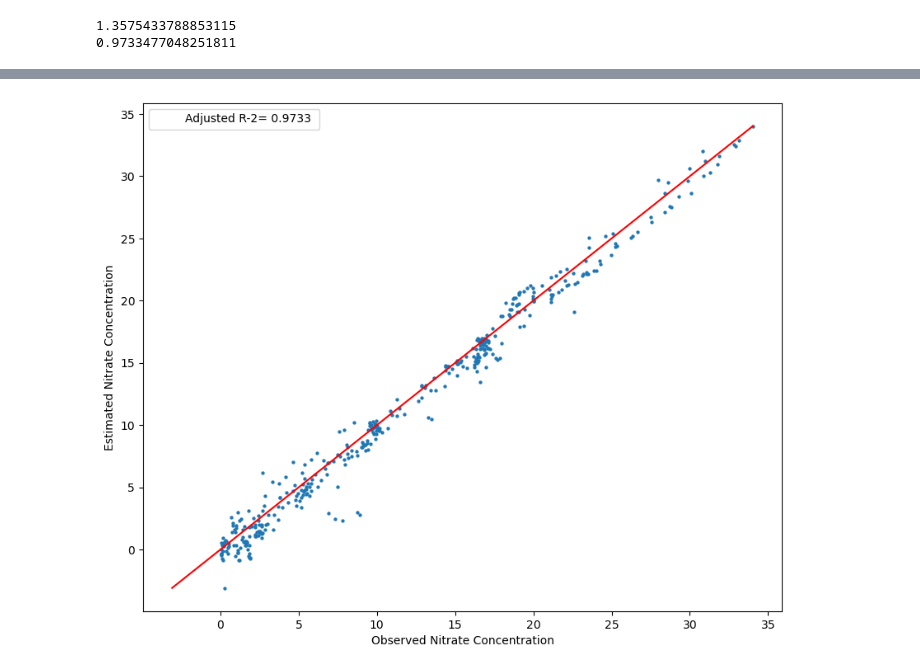
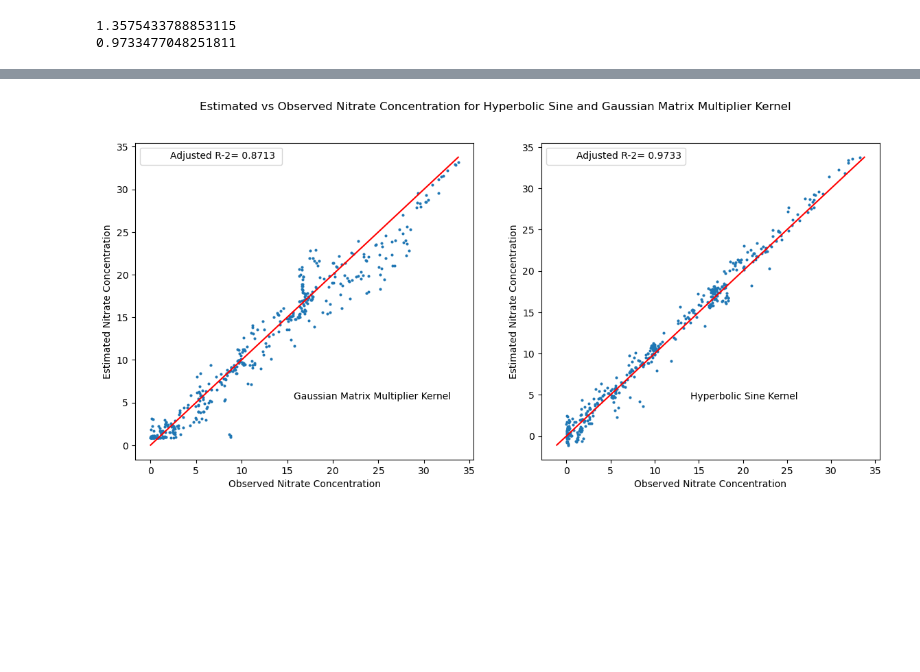
Before and after one commit to asif-saad/Analysis-of-Ocean-Climate, a Jupyter notebook: main_nitrate.ipynb, the cells around one changed output, grey strips where cells are left out. Cells and saved outputs as stored; diff of their text form; code cells hidden in the pictures; blank space fills up the shorter version.

```diff
--- a/main_nitrate.ipynb
+++ b/main_nitrate.ipynb
@@ -1373,6 +1360,7 @@ def sinh(x_train1,y_train1,x_test1,sigma,C):
     y_pred=sc_y.inverse_transform(y_pred)
     return y_pred
 # %%
+
 sigma=float(input("paramter for sigma: "))
 c=float(input("paramter for C: "))
 
@@ -1410,19 +1398,40 @@ while(True):
 
     val1=sinh(x_train1,y_train1,x_test1,sigma,c)
     if(val1[0]!=-1):
-        y_pred=val1
+        y_pred_sine=val1
+        y_test_sine=y_test
         break
-
-
-plt.figure(figsize=(10,8))
-plt.scatter(list(y_test['nitrate_mu_mol_kg_pow_minus_1']),y_pred,s=18,marker='.')
-plt.plot([min(min(y_test['nitrate_mu_mol_kg_pow_minus_1']),float(min(y_pred))),max(max(y_test['nitrate_mu_mol_kg_pow_minus_1']),float(max(y_pred)))],
-         [min(min(y_test['nitrate_mu_mol_kg_pow_minus_1']),float(min(y_pred))),max(max(y_test['nitrate_mu_mol_kg_pow_minus_1']),float(max(y_pred)))],
-         color='r')
-plt.scatter([],[],label="Adjusted R-2= 0.9733 ",alpha=0)
-plt.xlabel("Observed Nitrate Concentration")
-plt.ylabel("Estimated Nitrate Concentration")
-plt.legend()
-plt.show()
-# %% [output]
-[figure, removed]
+# %%
+# create a grid of subplots
+fig, axs = plt.subplots(1, 2, figsize=(14, 6))
+
+# plot the data and add text to each subplot
+for i, ax in enumerate(axs):
+    if i == 0:
+        ax.scatter(list(y_test_matmul['nitrate_mu_mol_kg_pow_minus_1']),y_pred_matmul,s=15,marker='.')
+        ax.plot([min(min(y_test_matmul['nitrate_mu_mol_kg_pow_minus_1']),float(min(y_pred_matmul))),max(max(y_test_matmul['nitrate_mu_mol_kg_pow_minus_1']),float(max(y_pred_matmul)))],
+                [min(min(y_test_matmul['nitrate_mu_mol_kg_pow_minus_1']),float(min(y_pred_matmul))),max(max(y_test_matmul['nitrate_mu_mol_kg_pow_minus_1']),float(max(y_pred_matmul)))],
+                color='r')
+        ax.scatter([],[],label="Adjusted R-2= 0.8713 ",alpha=0)
+        ax.set_xlabel("Observed Nitrate Concentration")
+        ax.set_ylabel("Estimated Nitrate Concentration")
+        ax.text(0.7, 0.2, 'Gaussian Matrix Multiplier Kernel', ha='center', va='center', transform=ax.transAxes)
+
+
+    elif i == 1:
+        ax.scatter(list(y_test_sine['nitrate_mu_mol_kg_pow_minus_1']),y_pred_sine,s=15,marker='.')
+        ax.plot([min(min(y_test_sine['nitrate_mu_mol_kg_pow_minus_1']),float(min(y_pred_sine))),max(max(y_test_sine['nitrate_mu_mol_kg_pow_minus_1']),float(max(y_pred_sine)))],
+                [min(min(y_test_sine['nitrate_mu_mol_kg_pow_minus_1']),float(min(y_pred_sine))),max(max(y_test['nitrate_mu_mol_kg_pow_minus_1']),float(max(y_pred_sine)))],
+                color='r')
+        ax.scatter([],[],label="Adjusted R-2= 0.9733",alpha=0)
+        ax.set_xlabel("Observed Nitrate Concentration")
+        ax.set_ylabel("Estimated Nitrate Concentration")
+        ax.text(0.6, 0.2, 'Hyperbolic Sine Kernel', ha='center', va='center', transform=ax.transAxes)
+
+    ax.legend()
+
+
+plt.suptitle("Estimated vs Observed Nitrate Concentration for Hyperbolic Sine and Gaussian Matrix Multiplier Kernel")
+plt.show()
+# %% [output]
+[figure, added]
```
Also changed, not shown: parts of 1 cell of this notebook, 2 other files.
